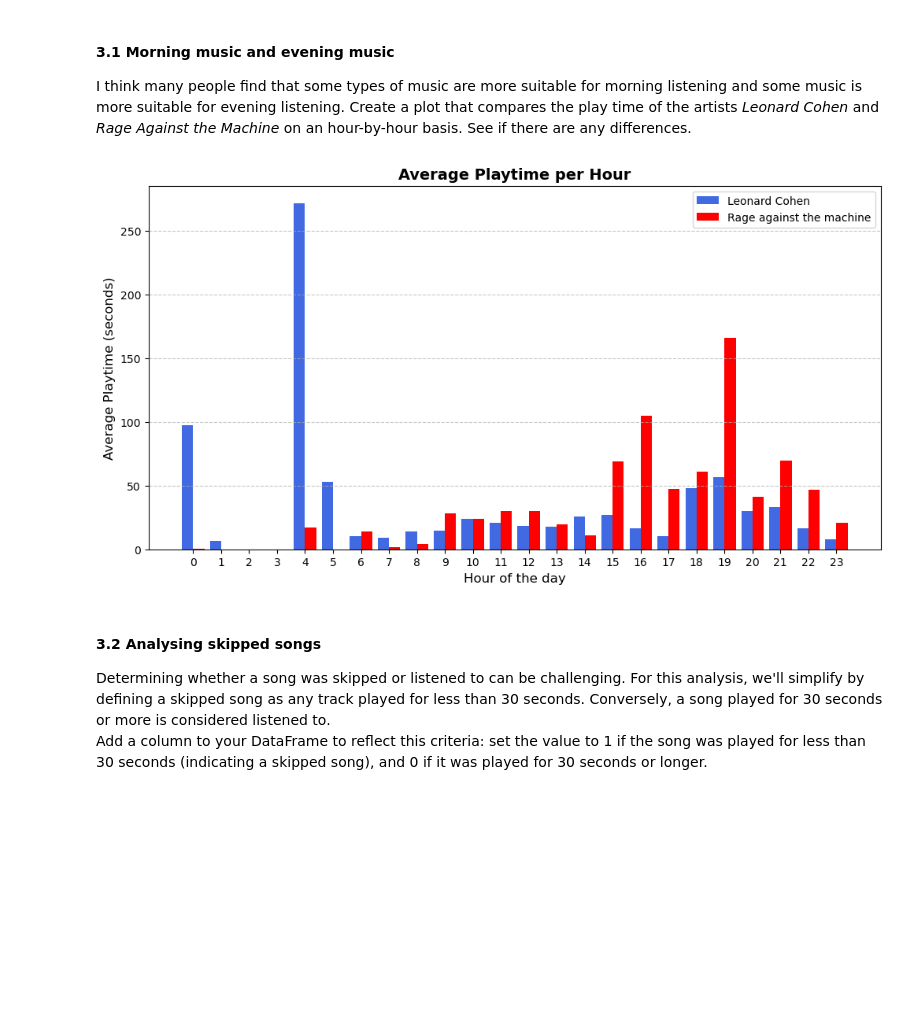
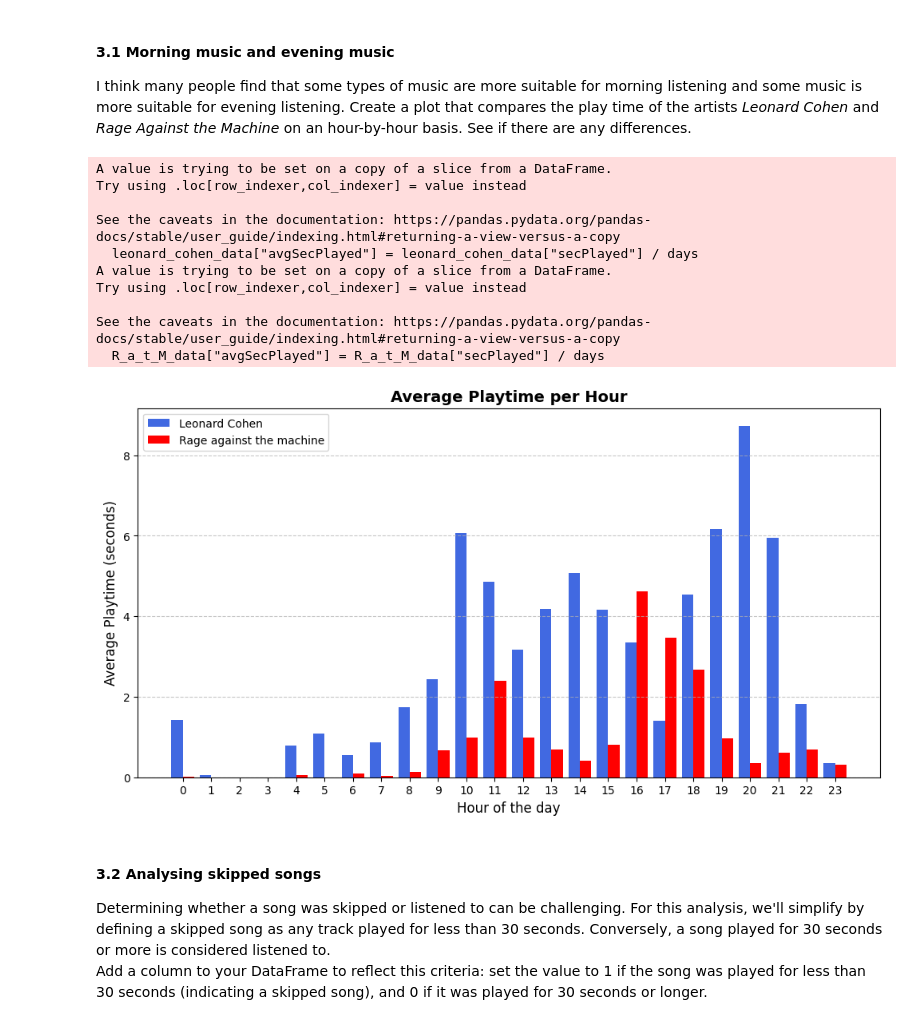
Before and after one commit to jwestpla/DAT200_compulsaries, a Jupyter notebook: CA1/CA1_spotify.ipynb, the cells around one changed output. Drawn from its saved outputs; the diff is of its cells as text; code cells hidden in the pictures; blank space fills up the shorter version.

```diff
--- a/CA1/CA1_spotify.ipynb
+++ b/CA1/CA1_spotify.ipynb
@@ -282,12 +280,15 @@ Generate a plot that displays the average amount of time that music is played fo
 avg_time = clean_df[["endTime", "secPlayed"]].copy()
 avg_time["hour"] = avg_time["endTime"].dt.hour  # Extract hour (0-23)
 
-avg_time = avg_time.groupby("hour")["secPlayed"].mean().reset_index()
+avg_time = avg_time.groupby("hour")["secPlayed"].sum().reset_index()
+days = df["endTime"].iloc[-1].dayofyear
+
+avg_time["avgMinPlayed"] = avg_time["secPlayed"] / days / 60
 
 plt.figure(figsize=(12, 6))
-plt.bar(avg_time["hour"], avg_time["secPlayed"], color="royalblue")
+plt.bar(avg_time["hour"], avg_time["avgMinPlayed"], color="royalblue")
 plt.xlabel("Hour of the day", fontsize=12)
-plt.ylabel("Average playtime (seconds)", fontsize=12)
+plt.ylabel("Average playtime (minutes)", fontsize=12)
 plt.title("Average playtime per hour", fontsize=14, fontweight="bold")
 plt.xticks(range(24))
 plt.grid(axis="y", linestyle="--", alpha=0.7)
@@ -300,25 +301,39 @@ I think many people find that some types of music are more suitable for morning
 # %%
 music_type_df = clean_df[["endTime", "artistName", "secPlayed"]].copy()
 music_type_df = music_type_df[music_type_df["artistName"].isin(["Leonard Cohen", "Rage Against The Machine"])]
 music_type_df["hour"] = music_type_df["endTime"].dt.hour
-music_type_df = music_type_df.groupby(["artistName", "hour"])["secPlayed"].mean().reset_index()
+music_type_df = music_type_df.groupby(["artistName", "hour"])["secPlayed"].sum().reset_index()
 
 leonard_cohen_data = music_type_df[music_type_df["artistName"] == "Leonard Cohen"]
 R_a_t_M_data = music_type_df[music_type_df["artistName"] == "Rage Against The Machine"]
 
+leonard_cohen_data["avgSecPlayed"] = leonard_cohen_data["secPlayed"] / days
+R_a_t_M_data["avgSecPlayed"] = R_a_t_M_data["secPlayed"] / days
+R_a_t_M_data
+
 plt.figure(figsize=(12, 6))
-plt.bar(leonard_cohen_data["hour"] - 0.2, leonard_cohen_data["secPlayed"], 0.4, color="royalblue", label="Leonard Cohen")
-plt.bar(R_a_t_M_data["hour"]+ 0.2, R_a_t_M_data["secPlayed"], 0.4, color="red", label="Rage against the machine")
+plt.bar(leonard_cohen_data["hour"] - 0.2, leonard_cohen_data["avgSecPlayed"], 0.4, color="royalblue", label="Leonard Cohen")
+plt.bar(R_a_t_M_data["hour"]+ 0.2, R_a_t_M_data["avgSecPlayed"], 0.4, color="red", label="Rage against the machine")
 
 plt.xlabel("Hour of the day", fontsize=12)
 plt.ylabel("Average Playtime (seconds)", fontsize=12)
 plt.title("Average Playtime per Hour", fontsize=14, fontweight="bold")
 plt.xticks(range(24))
 plt.grid(axis="y", linestyle="--", alpha=0.7)
 plt.legend()
 plt.show()
 # %% [output]
+A value is trying to be set on a copy of a slice from a DataFrame.
+Try using .loc[row_indexer,col_indexer] = value instead
+
+See the caveats in the documentation: https://pandas.pydata.org/pandas-docs/stable/user_guide/indexing.html#returning-a-view-versus-a-copy
+  leonard_cohen_data["avgSecPlayed"] = leonard_cohen_data["secPlayed"] / days
+A value is trying to be set on a copy of a slice from a DataFrame.
+Try using .loc[row_indexer,col_indexer] = value instead
+
+See the caveats in the documentation: https://pandas.pydata.org/pandas-docs/stable/user_guide/indexing.html#returning-a-view-versus-a-copy
+  R_a_t_M_data["avgSecPlayed"] = R_a_t_M_data["secPlayed"] / days
-[figure, old version]
+[figure, new version]
 # %% [markdown]
 #### 3.2 Analysing skipped songs
 Determining whether a song was skipped or listened to can be challenging. For this analysis, we'll simplify by defining a skipped song as any track played for less than 30 seconds. Conversely, a song played for 30 seconds or more is considered listened to. \
```
Also changed, not shown: parts of 7 cells of this notebook.
